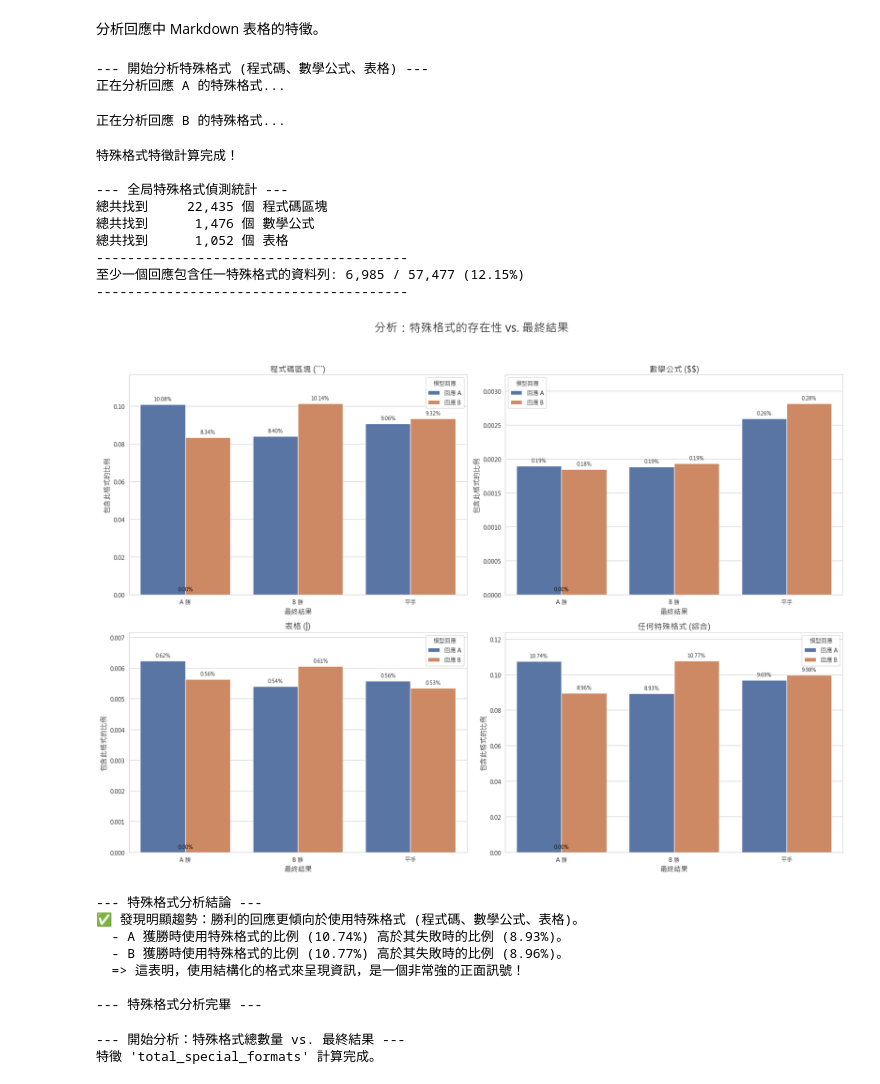
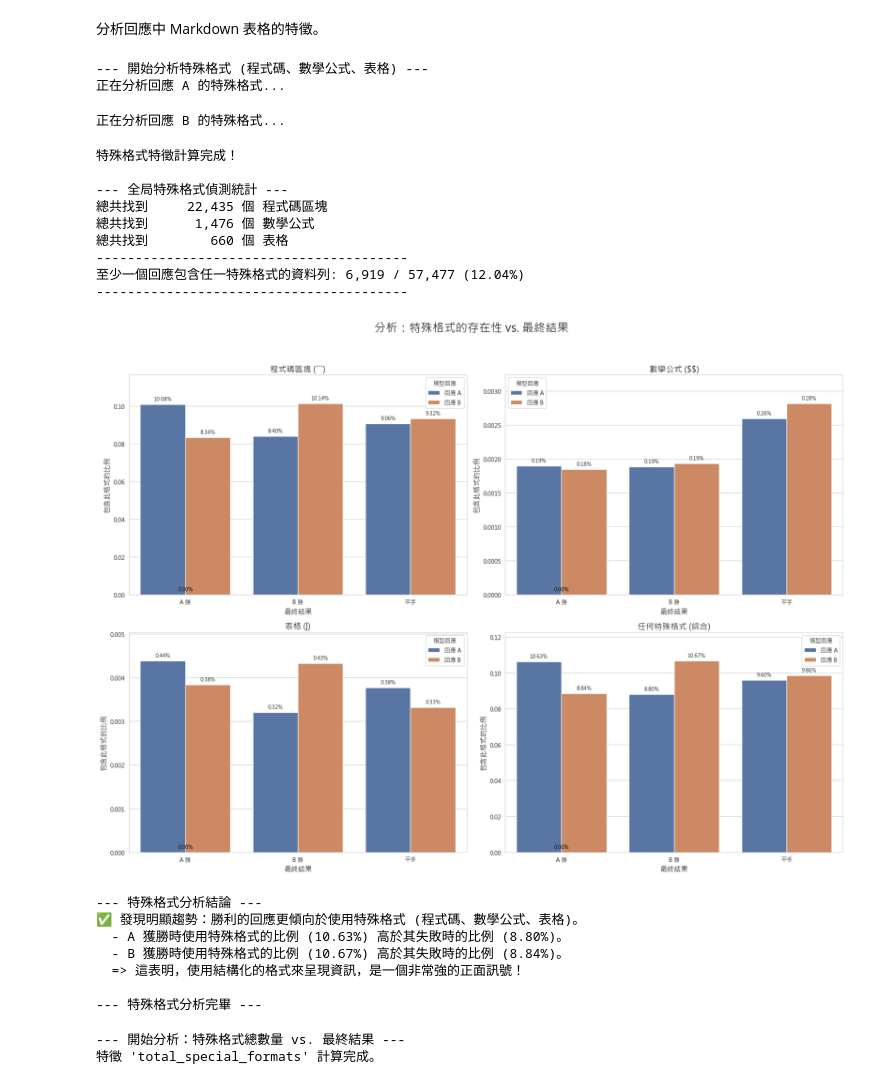
Before and after one commit to LAEZD/NCKU_Data_Mining_Final_Project, a Jupyter notebook: preprocessing_analyze/metadata_analyze.ipynb, the cells around one changed output. Cells and saved outputs as stored; diff of their text form; code cells hidden in the pictures.

````diff
--- a/preprocessing_analyze/metadata_analyze.ipynb
+++ b/preprocessing_analyze/metadata_analyze.ipynb
@@ -938,10 +938,22 @@ def analyze_special_formats(text):
     # 關鍵預處理：將 CSV 中的 '\\n' 字串換成真正的換行符 '\n'
     processed_text = text.replace('\\n', '\n')
 
+    # # 【核心萃取】定義各種格式的正確正規表示式
+    # code_pattern = re.compile(r'```.*?```', re.DOTALL)
+    # math_pattern = re.compile(r'\$\$.*?\$\$', re.DOTALL)
+    # table_pattern = re.compile(r'((?:\|.*\|[\r\n\s]*){2,})')
     # 【核心萃取】定義各種格式的正確正規表示式
     code_pattern = re.compile(r'```.*?```', re.DOTALL)
     math_pattern = re.compile(r'\$\$.*?\$\$', re.DOTALL)
-    table_pattern = re.compile(r'((?:\|.*\|[\r\n\s]*){2,})')
+    table_pattern = re.compile(
+    # 1. 表頭行: 允許行首有空格，以 | 開始和結束
+    r"^\s*\|.*\|.*[\r\n]+"
+    # 2. 分隔符行: 允許行首有空格，且內容必須主要由 -、|、:、空格、製表符組成
+    r"^\s*\|[-|: \t]+\|.*[\r\n]+"
+    # 3. 數據行: 至少有一行或多行數據
+    r"(?:^\s*\|.*\|.*\s*[\r\n]?)+",
+    re.MULTILINE
+    )
 
     # 使用 findall 計算數量
     num_code_blocks = len(re.findall(code_pattern, processed_text))
@@ -1044,40 +1056,40 @@ for i, (key, title) in enumerate(features_to_plot.items()):
 plt.tight_layout(rect=[0, 0.03, 1, 0.95])
 plt.show()
 
 print("\n--- 特殊格式分析結論 ---")
 stats_summary = df.groupby('label')[['a_has_special_format', 'b_has_special_format']].mean()
 a_win_rate = stats_summary.loc[0, 'a_has_special_format']
 b_win_rate = stats_summary.loc[1, 'b_has_special_format']
 a_lose_rate = stats_summary.loc[1, 'a_has_special_format']
 b_lose_rate = stats_summary.loc[0, 'b_has_special_format']
 
 if a_win_rate > a_lose_rate and b_win_rate > b_lose_rate:
     print("✅ 發現明顯趨勢：勝利的回應更傾向於使用特殊格式 (程式碼、數學公式、表格)。")
     print(f"  - A 獲勝時使用特殊格式的比例 ({a_win_rate:.2%}) 高於其失敗時的比例 ({a_lose_rate:.2%})。")
     print(f"  - B 獲勝時使用特殊格式的比例 ({b_win_rate:.2%}) 高於其失敗時的比例 ({b_lose_rate:.2%})。")
     print("  => 這表明，使用結構化的格式來呈現資訊，是一個非常強的正面訊號！")
 else:
     print("🤔 特殊格式的使用與勝負結果的關聯模式較為複雜，需要結合具體格式類型進行分析。")
 
 print("\n--- 特殊格式分析完畢 ---")
 # %% [output]
 --- 開始分析特殊格式 (程式碼、數學公式、表格) ---
 正在分析回應 A 的特殊格式...
 正在分析回應 B 的特殊格式...
 特殊格式特徵計算完成！
 
 --- 全局特殊格式偵測統計 ---
 總共找到     22,435 個 程式碼區塊
 總共找到      1,476 個 數學公式
-總共找到      1,052 個 表格
+總共找到        660 個 表格
 ----------------------------------------
-至少一個回應包含任一特殊格式的資料列: 6,985 / 57,477 (12.15%)
+至少一個回應包含任一特殊格式的資料列: 6,919 / 57,477 (12.04%)
 ----------------------------------------
-[figure, old version]
+[figure, new version]
 --- 特殊格式分析結論 ---
 ✅ 發現明顯趨勢：勝利的回應更傾向於使用特殊格式 (程式碼、數學公式、表格)。
-  - A 獲勝時使用特殊格式的比例 (10.74%) 高於其失敗時的比例 (8.93%)。
-  - B 獲勝時使用特殊格式的比例 (10.77%) 高於其失敗時的比例 (8.96%)。
+  - A 獲勝時使用特殊格式的比例 (10.63%) 高於其失敗時的比例 (8.80%)。
+  - B 獲勝時使用特殊格式的比例 (10.67%) 高於其失敗時的比例 (8.84%)。
   => 這表明，使用結構化的格式來呈現資訊，是一個非常強的正面訊號！
 
 --- 特殊格式分析完畢 ---
````
Also changed, not shown: 2 other files.
